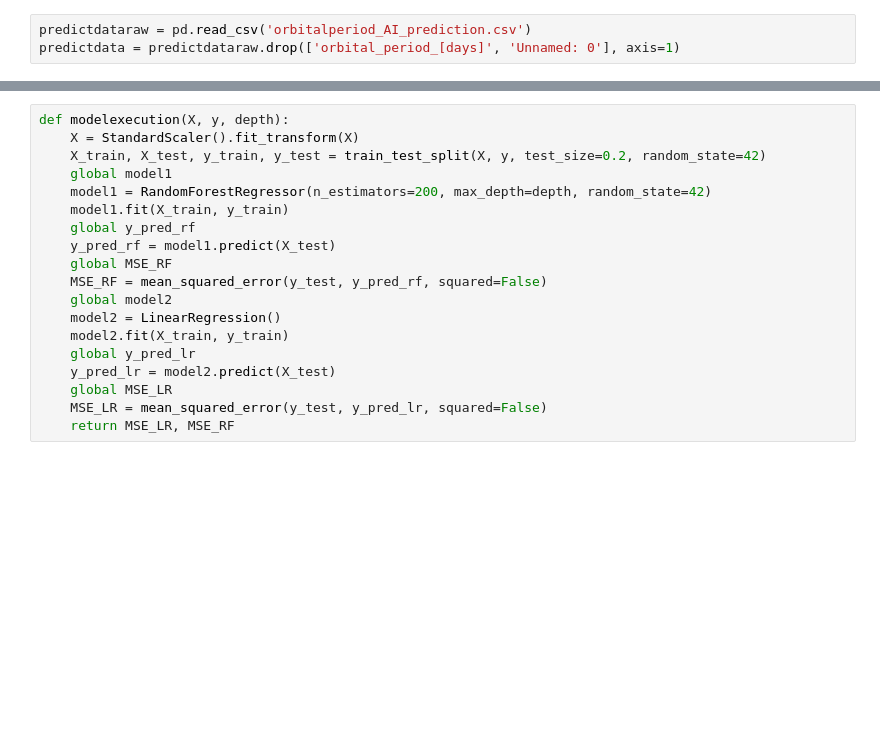
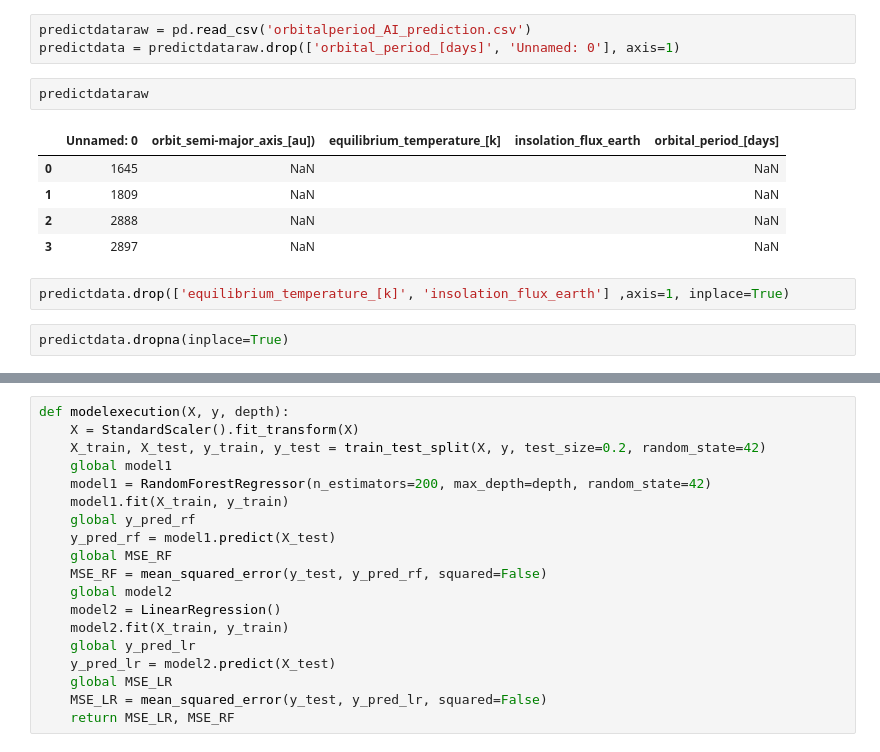
Before and after one commit to aminmadrileno/Exoplanet-project, a Jupyter notebook: orbitalperiod_ML.ipynb, the cells around one changed output, grey strips where cells are left out. Cells and saved outputs as stored; diff of their text form; blank space fills up the shorter version.

```diff
--- a/orbitalperiod_ML.ipynb
+++ b/orbitalperiod_ML.ipynb
@@ -41,3 +41,15 @@ orbital_period
 # %%
 predictdataraw = pd.read_csv('orbitalperiod_AI_prediction.csv')
 predictdata = predictdataraw.drop(['orbital_period_[days]', 'Unnamed: 0'], axis=1)
+# %%
+predictdataraw
+# %% [output]
+|  | Unnamed: 0 | orbit_semi-major_axis_[au]) | equilibrium_temperature_[k] | insolation_flux_earth | orbital_period_[days] |
+| 0 | 1645 | NaN |  |  | NaN |
+| 1 | 1809 | NaN |  |  | NaN |
+| 2 | 2888 | NaN |  |  | NaN |
+| 3 | 2897 | NaN |  |  | NaN |
+# %%
+predictdata.drop(['equilibrium_temperature_[k]', 'insolation_flux_earth'] ,axis=1, inplace=True)
+# %%
+predictdata.dropna(inplace=True)
```
Also changed, not shown: parts of 17 cells of this notebook, 5 other files.
